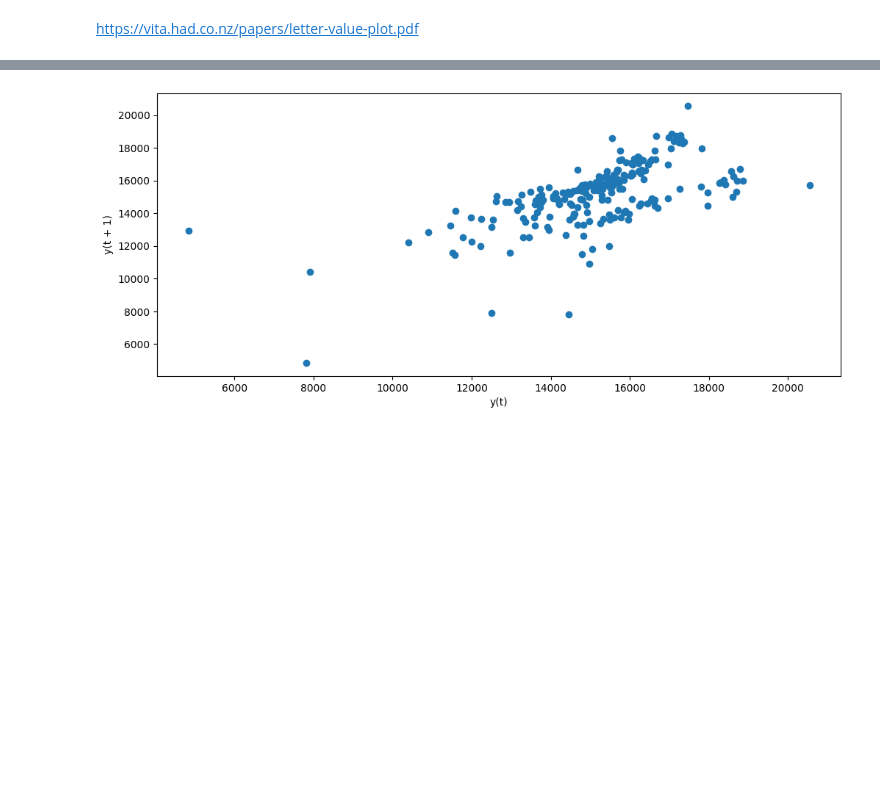
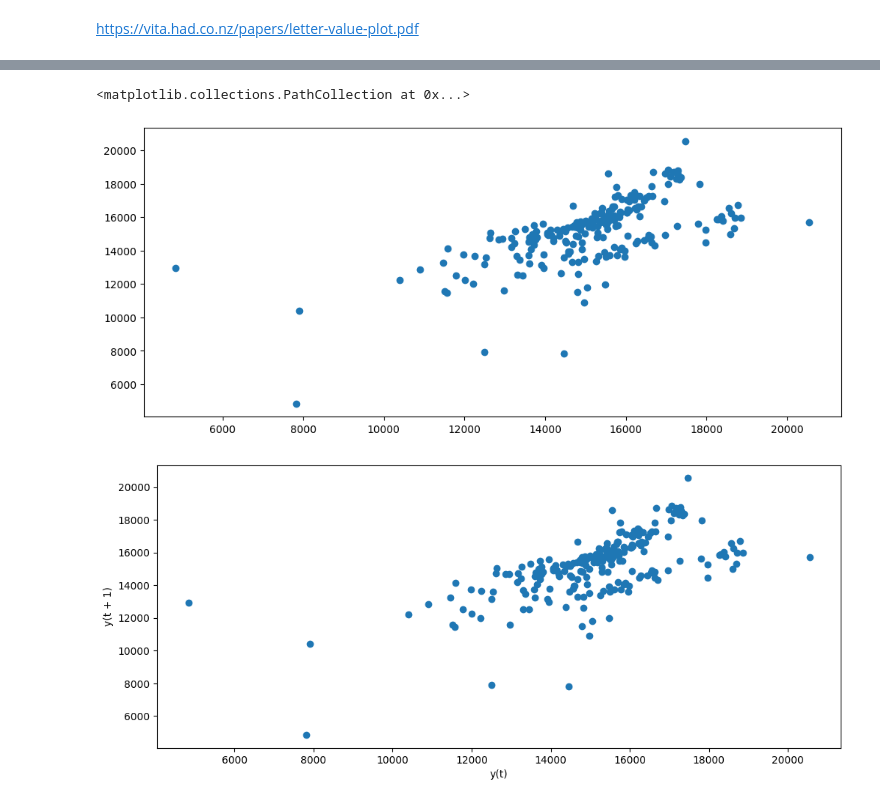
Before and after one commit to danielrferreira/classes, a Jupyter notebook: ASN/Séries Temporais/notebooks/Python/09 - Tópicos Especiais.ipynb, the cells around one changed output, grey strips where cells are left out. Cells and saved outputs as stored; diff of their text form; code cells hidden in the pictures; blank space fills up the shorter version.

```diff
--- a/ASN/Séries Temporais/notebooks/Python/09 - Tópicos Especiais.ipynb
+++ b/ASN/Séries Temporais/notebooks/Python/09 - Tópicos Especiais.ipynb
@@ -705,3 +764,9 @@ https://vita.had.co.nz/papers/letter-value-plot.pdf
+# %%
+y = pd.Series(tx['value'])
+plt.scatter(y.shift(1),y)
+# %% [output]
+<matplotlib.collections.PathCollection at 0x...>
+[figure, added]
 # %%
 from pandas.plotting import lag_plot
 lag_plot(tx, lag=1)
```
Also changed, not shown: parts of 28 cells of this notebook.
